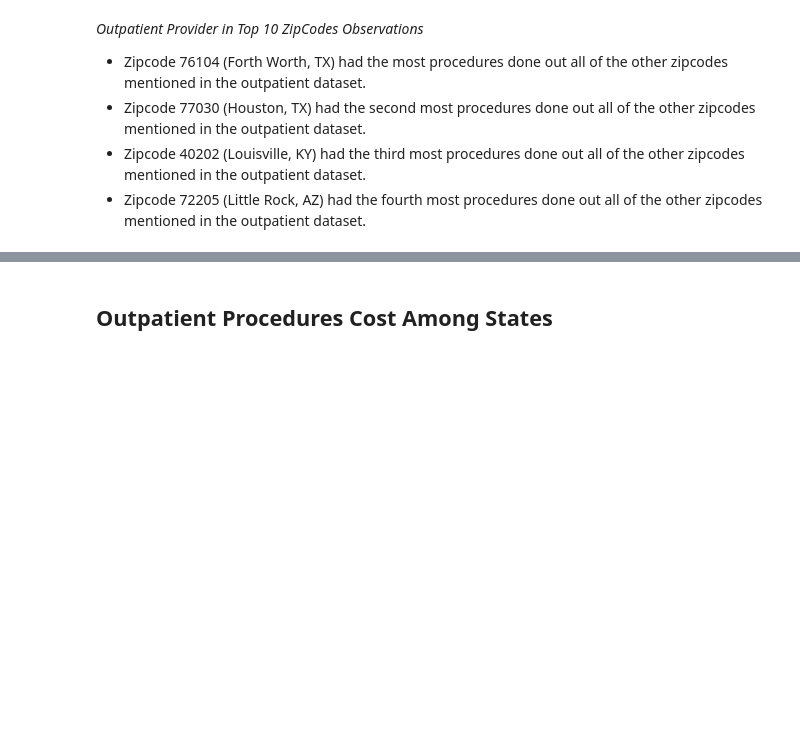
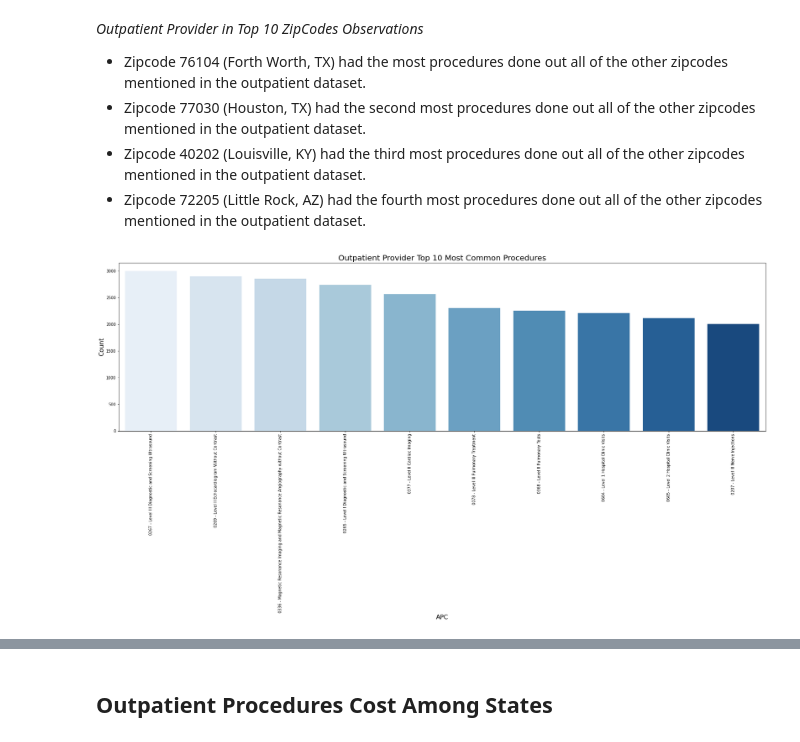
Before and after one commit to blueming-camelia/CIS6397_Project, a Jupyter notebook: outpatientData.ipynb, the cells around one changed output, grey strips where cells are left out. Saved outputs shown, nothing was run; the diff lists cells and outputs as text; code cells hidden in the pictures; blank space fills up the shorter version.

Commit message:
fixing smal details on outpatient data

```diff
--- a/outpatientData.ipynb
+++ b/outpatientData.ipynb
@@ -126,3 +127,18 @@ _Outpatient Provider in Top 10 ZipCodes Observations_
 * Zipcode 77030 (Houston, TX) had the second most procedures done out all of the other zipcodes mentioned in the outpatient dataset.
 * Zipcode 40202 (Louisville, KY) had the third most procedures done out all of the other zipcodes mentioned in the outpatient dataset.
 * Zipcode 72205 (Little Rock, AZ) had the fourth most procedures done out all of the other zipcodes mentioned in the outpatient dataset.
+# %%
+# Outpatient Most Common Procedures
+drg_count  = outpatient_df['APC'].value_counts()
+drg_count = drg_count[:10,]
+
+plt.figure(figsize=(30,8))
+
+sns.barplot(x = drg_count.index, y = drg_count.values,  palette = "Blues")
+plt.title('Outpatient Provider Top 10 Most Common Procedures', fontsize=20)
+plt.ylabel('Count', fontsize=16)
+plt.xlabel('APC', fontsize=16)
+plt.xticks(rotation=90)
+plt.show()
+# %% [output]
+[figure, added]
```
Also changed, not shown: parts of 21 cells of this notebook.
